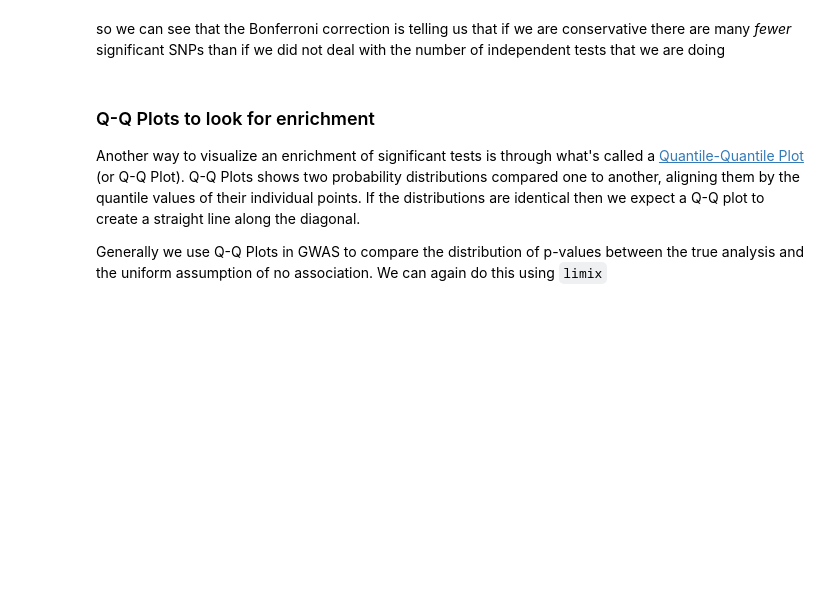
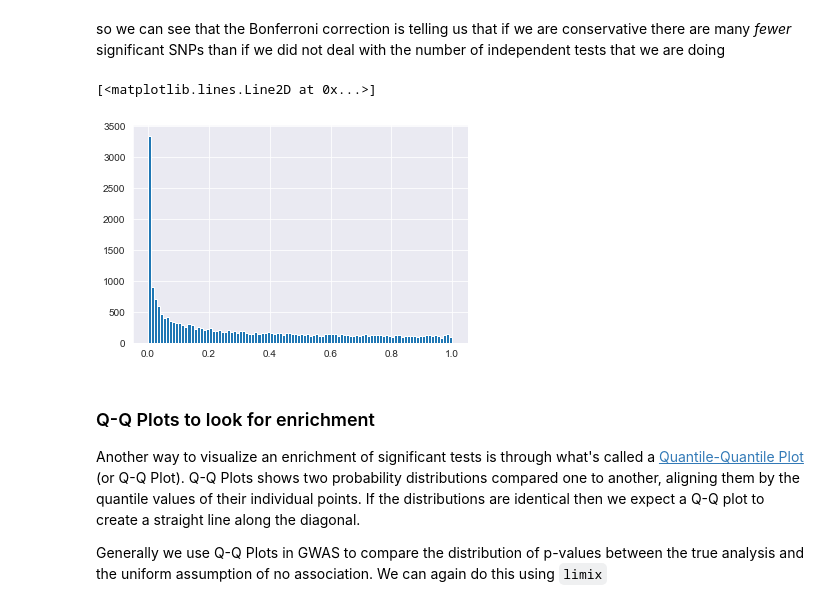
Before and after one commit to andrewkern/bio399, a Jupyter notebook: week8.ipynb, the cells around one changed output. Drawn from its saved outputs; the diff is of its cells as text; code cells hidden in the pictures; blank space fills up the shorter version.

```diff
--- a/week8.ipynb
+++ b/week8.ipynb
@@ -209,9 +255,12 @@ print(f"number of sig. tests after Bonferroni: {np.sum(lm_ft10.stats.pv20 < (0.0
 # %% [markdown]
 so we can see that the Bonferroni correction is telling us that if we are conservative there are many _fewer_ significant SNPs than if we did not deal with the number of independent tests that we are doing
 # %%
-lm_ft10.stats.pv20.hist(bins=100,normed=True)
+lm_ft10.stats.pv20.hist(bins=100)
 bf_corr = 0.05 / 21456
 plt.plot([bf_corr,bf_corr],[0,1],"r")
+# %% [output]
+[<matplotlib.lines.Line2D at 0x...>]
+[figure, added]
 # %% [markdown]
 ### Q-Q Plots to look for enrichment
 Another way to visualize an enrichment of significant tests is through what's called a [Quantile-Quantile Plot](https://en.wikipedia.org/wiki/Q%E2%80%93Q_plot) (or Q-Q Plot). Q-Q Plots shows two probability distributions compared one to another, aligning them by the quantile values of their individual points. If the distributions are identical then we expect a Q-Q plot to create a straight line along the diagonal.
```
Also changed, not shown: parts of 22 cells of this notebook.
